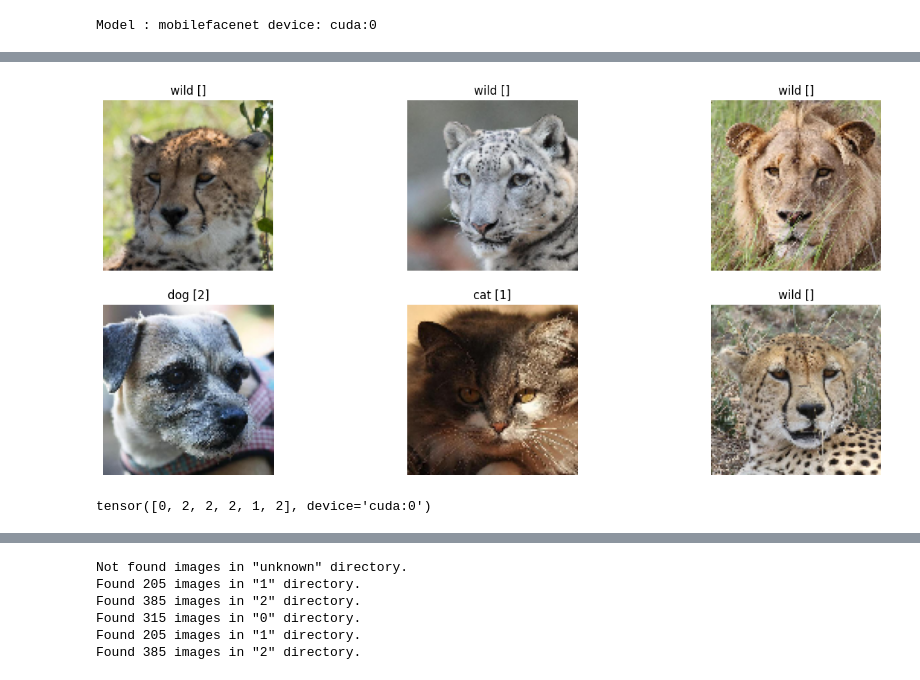
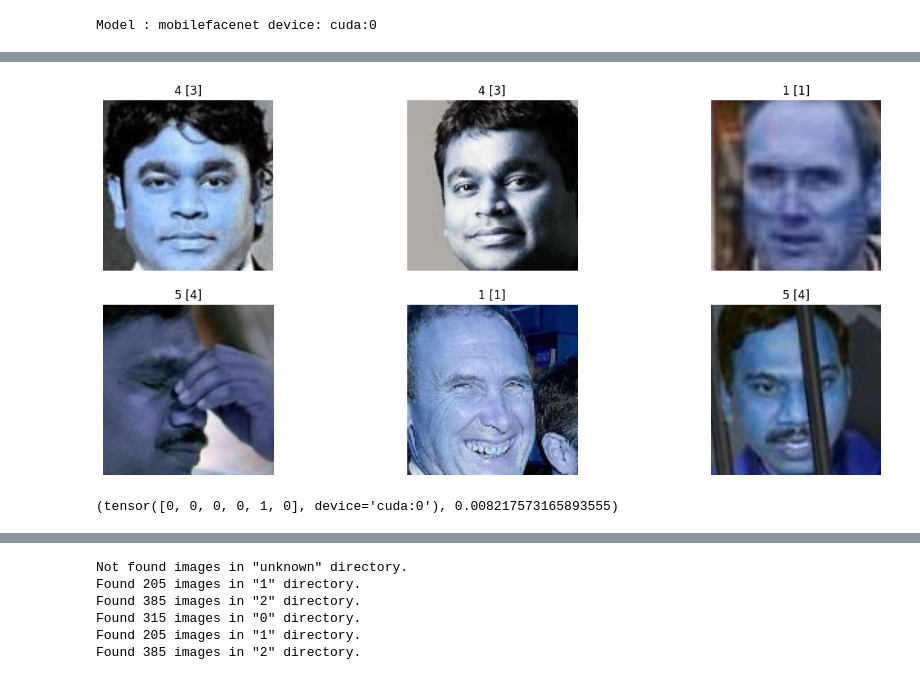
Before and after one commit to ictseoyoungmin/BoN_Lab, a Jupyter notebook: BoN_ard_pytorch.ipynb, the cells around one changed output, grey strips where cells are left out. Drawn from its saved outputs; the diff is of its cells as text; code cells hidden in the pictures.

```diff
--- a/BoN_ard_pytorch.ipynb
+++ b/BoN_ard_pytorch.ipynb
@@ -40,10 +40,10 @@ EPOCHS = 40
 SHUFFLE = True
 SEED = 42
 
-CLASSES_T =['unknown','cat','dog']
-CLASSES_B =['wild','cat','dog']
-TRAIN_PATH = r"C:\Users\asiclab06\Datasets\afhq\train"
-TEST_PATH =  r"C:\Users\asiclab06\Datasets\afhq\val"
+CLASSES_T =['unknown','1','2']
+CLASSES_B =['0','1','2']
+TRAIN_PATH = r"C:\Users\asiclab06\Datasets\faces_vgg_112x112\imgs" #r"C:\Users\asiclab06\Datasets\afhq\train"
+TEST_PATH =  r"C:\Users\asiclab06\Datasets\faces_vgg_112x112\imgs" #r"C:\Users\asiclab06\Datasets\afhq\val"
 
 PRE_MODEL_PATH = r"lib\pre_trained\mfn_2023-02-02_acc0.9290.pth"
 # %%
@@ -493,18 +526,22 @@ train loss : 0.1029975144431377 train acc : 0.9954003095626831
 ... (28 outputs left out)
-# %%
-samples = sample_from_derectory()
-# %% [output]
-[figure, removed]
+# %%
+samples = sample_from_derectory(labels=['3','1','2','4','5'])
+# %% [output]
+[figure, added]
 # %%
+import time
+t = time.time()
 c.eval()
 inp = torch.from_numpy(samples/255)
 inp = inp.permute(0,3,1,2).float().to('cuda:0')
 inp = transforms.Normalize(mean=[0.485, 0.456, 0.406],std=[0.229, 0.224, 0.225])(inp)
 preds = torch.softmax(c(inp),1)
 preds = torch.argmax(preds,1)
-preds
+t2 = time.time()
+
+preds,t2-t
 # %% [output]
-tensor([0, 2, 2, 2, 1, 2], device='cuda:0')
+(tensor([0, 0, 0, 0, 1, 0], device='cuda:0'), 0.008217573165893555)
 # %%
 re = c.predict(test_loader)
 # %%
```
Also changed, not shown: parts of 15 cells of this notebook.
